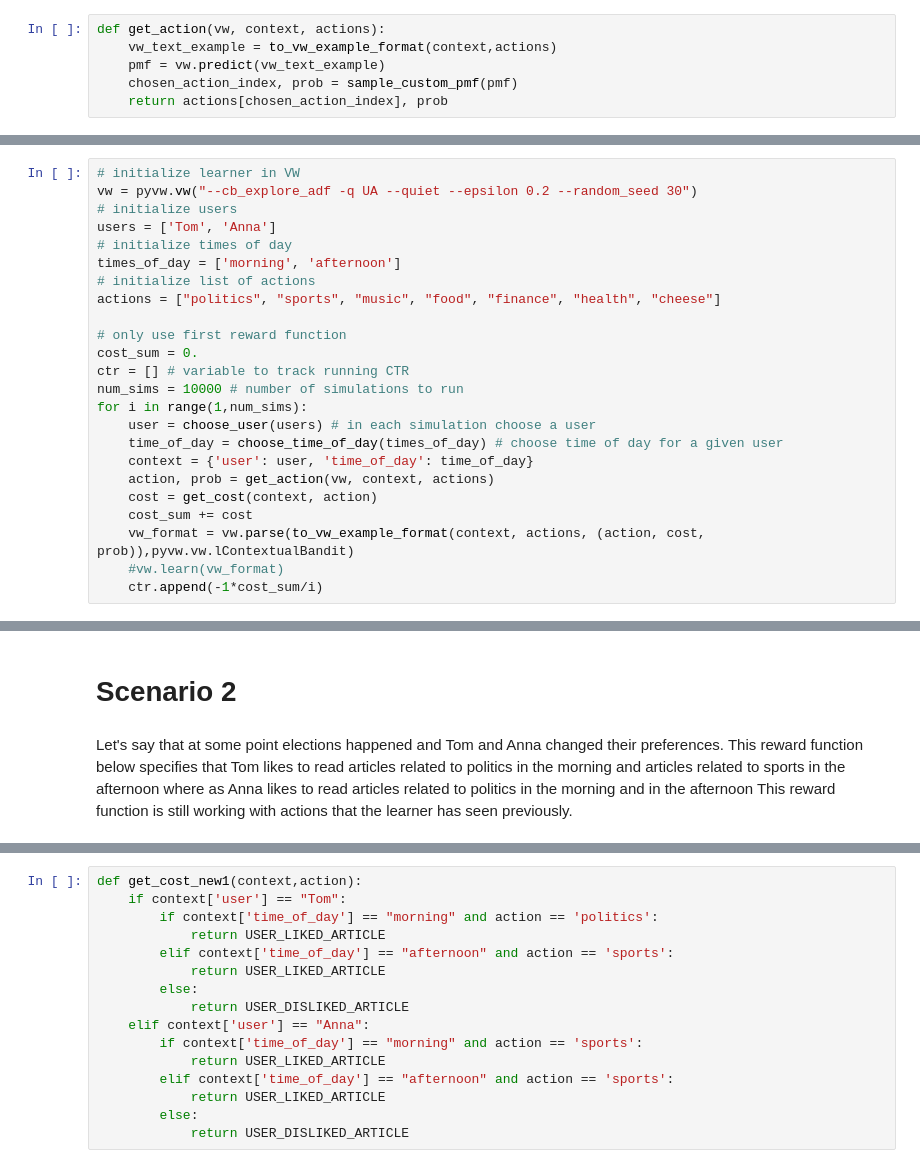
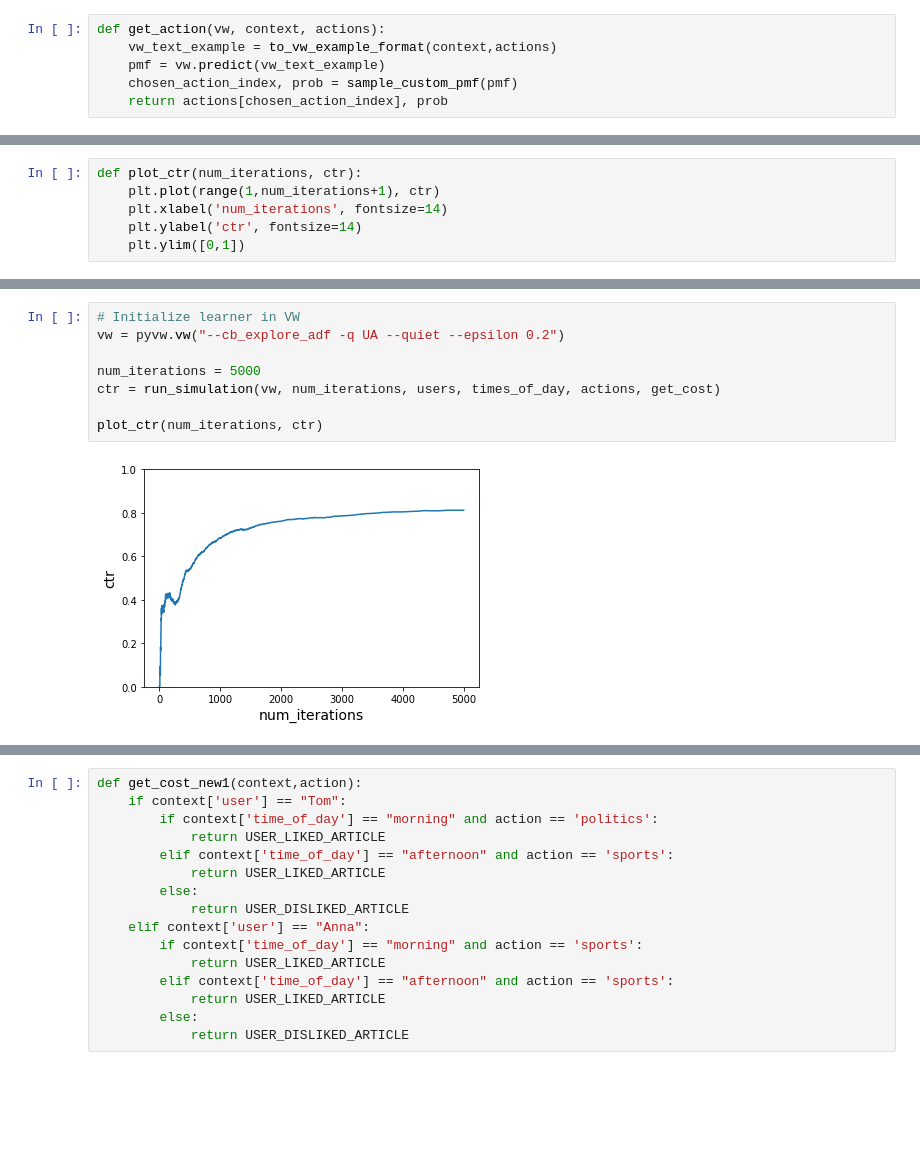
Before and after one commit to jackgerrits/jupyter-notebooks, a Jupyter notebook: CB Simulation v1.ipynb, the cells around one changed output, grey strips where cells are left out. Drawn from its saved outputs; the diff is of its cells as text; blank space fills up the shorter version.

```diff
--- a/CB Simulation v1.ipynb
+++ b/CB Simulation v1.ipynb
@@ -134 +179,7 @@ We will also explore three different scenarios that could happen in the real wor
+# %%
+def plot_ctr(num_iterations, ctr):
+    plt.plot(range(1,num_iterations+1), ctr)
+    plt.xlabel('num_iterations', fontsize=14)
+    plt.ylabel('ctr', fontsize=14)
+    plt.ylim([0,1])
 # %% [markdown]
@@ -136,24 +190,0 @@ We will use the first reward function _get_cost_ and assume that Tom and Anna do
-# %%
-# initialize learner in VW
-vw = pyvw.vw("--cb_explore_adf -q UA --quiet --epsilon 0.2 --random_seed 30")
-# initialize users
-users = ['Tom', 'Anna']
-# initialize times of day
-times_of_day = ['morning', 'afternoon']
-# initialize list of actions
-actions = ["politics", "sports", "music", "food", "finance", "health", "cheese"]
-
-# only use first reward function
-cost_sum = 0.
-ctr = [] # variable to track running CTR
-num_sims = 10000 # number of simulations to run
-for i in range(1,num_sims):
-    user = choose_user(users) # in each simulation choose a user
-    time_of_day = choose_time_of_day(times_of_day) # choose time of day for a given user
-    context = {'user': user, 'time_of_day': time_of_day}
-    action, prob = get_action(vw, context, actions)
-    cost = get_cost(context, action)
-    cost_sum += cost
-    vw_format = vw.parse(to_vw_example_format(context, actions, (action, cost, prob)),pyvw.vw.lContextualBandit)
-    #vw.learn(vw_format)
-    ctr.append(-1*cost_sum/i)
@@ -173,4 +191,10 @@ plt.plot(range(1,num_sims), ctr)
-# %% [markdown]
-# Scenario 2
-# %% [markdown]
-Let's say that at some point elections happened and Tom and Anna changed their preferences. This reward function below specifies that Tom likes to read articles related to politics in the morning and articles related to sports in the afternoon where as Anna likes to read articles related to politics in the morning and in the afternoon This reward function is still working with actions that the learner has seen previously.
+# %%
+# Initialize learner in VW
+vw = pyvw.vw("--cb_explore_adf -q UA --quiet --epsilon 0.2")
+
+num_iterations = 5000
+ctr = run_simulation(vw, num_iterations, users, times_of_day, actions, get_cost)
+
+plot_ctr(num_iterations, ctr)
+# %% [output]
+[figure, added]
```
Also changed, not shown: parts of 46 cells of this notebook.
